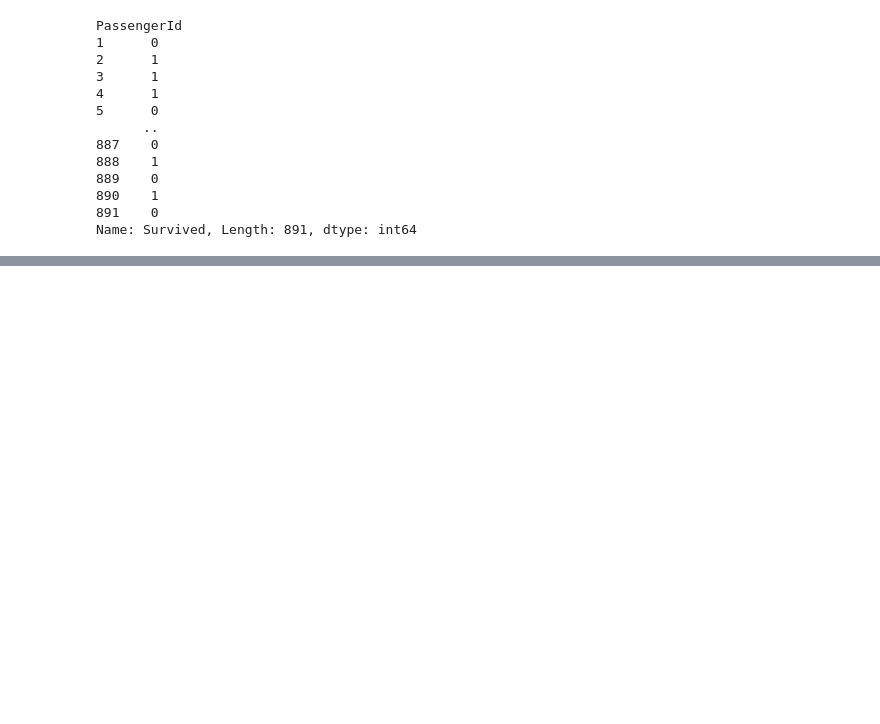
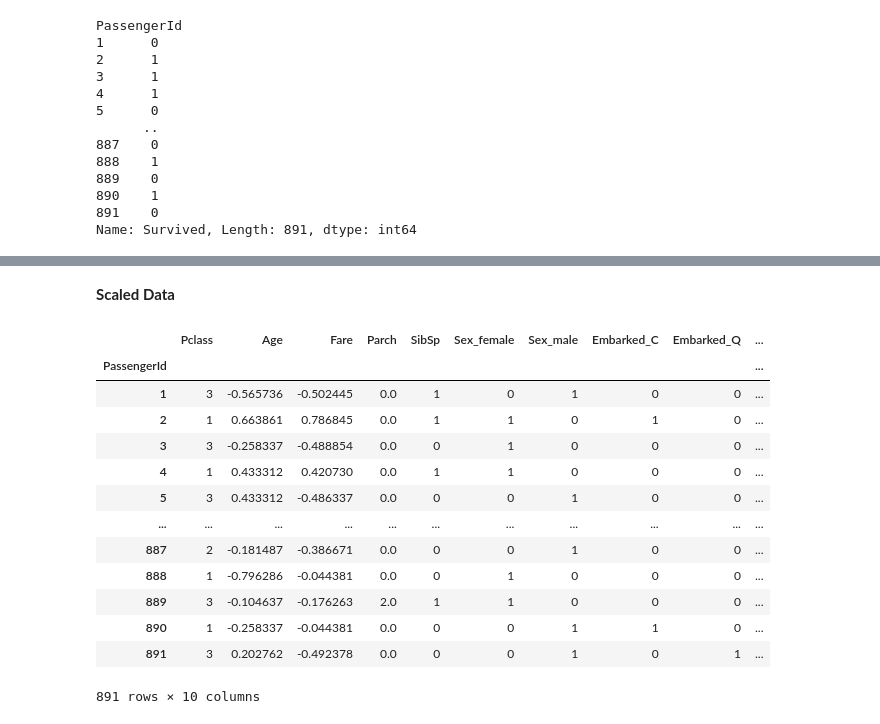
Before and after one commit to erayayasli/COE305, a Jupyter notebook: HW1.ipynb, the cells around one changed output, grey strips where cells are left out. Cells and saved outputs as stored; diff of their text form; code cells hidden in the pictures; blank space fills up the shorter version.

```diff
--- a/HW1.ipynb
+++ b/HW1.ipynb
@@ -228,0 +245,26 @@ results_df
+# %% [markdown]
+**Scaled Data**
+# %%
+# This is scaled data
+from sklearn.preprocessing import StandardScaler
+scaler=StandardScaler()
+col_to_standard=['Age','Fare']
+x[col_to_standard]=scaler.fit_transform(x[col_to_standard])
+
+x=pd.get_dummies(x)
+x
+# %% [output]
+|  | Pclass | Age | Fare | Parch | SibSp | Sex_female | Sex_male | Embarked_C | Embarked_Q | ... |
+| PassengerId |  |  |  |  |  |  |  |  |  | ... |
+| 1 | 3 | -0.565736 | -0.502445 | 0.0 | 1 | 0 | 1 | 0 | 0 | ... |
+| 2 | 1 | 0.663861 | 0.786845 | 0.0 | 1 | 1 | 0 | 1 | 0 | ... |
+| 3 | 3 | -0.258337 | -0.488854 | 0.0 | 0 | 1 | 0 | 0 | 0 | ... |
+| 4 | 1 | 0.433312 | 0.420730 | 0.0 | 1 | 1 | 0 | 0 | 0 | ... |
+| 5 | 3 | 0.433312 | -0.486337 | 0.0 | 0 | 0 | 1 | 0 | 0 | ... |
+| ... | ... | ... | ... | ... | ... | ... | ... | ... | ... | ... |
+| 887 | 2 | -0.181487 | -0.386671 | 0.0 | 0 | 0 | 1 | 0 | 0 | ... |
+| 888 | 1 | -0.796286 | -0.044381 | 0.0 | 0 | 1 | 0 | 0 | 0 | ... |
+| 889 | 3 | -0.104637 | -0.176263 | 2.0 | 1 | 1 | 0 | 0 | 0 | ... |
+| 890 | 1 | -0.258337 | -0.044381 | 0.0 | 0 | 0 | 1 | 1 | 0 | ... |
+| 891 | 3 | 0.202762 | -0.492378 | 0.0 | 0 | 0 | 1 | 0 | 1 | ... |
+891 rows × 10 columns
```
Also changed, not shown: parts of 14 cells of this notebook.
